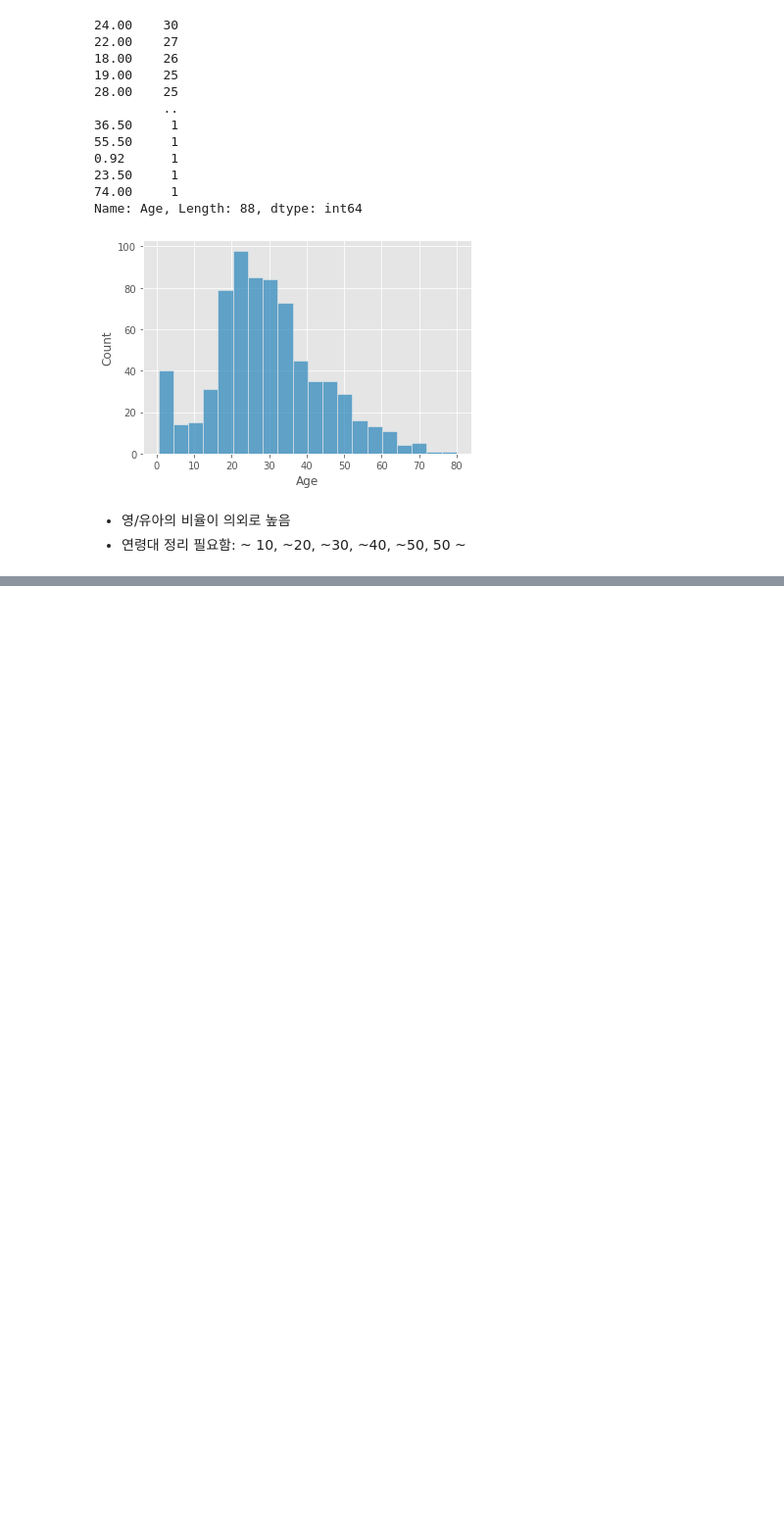
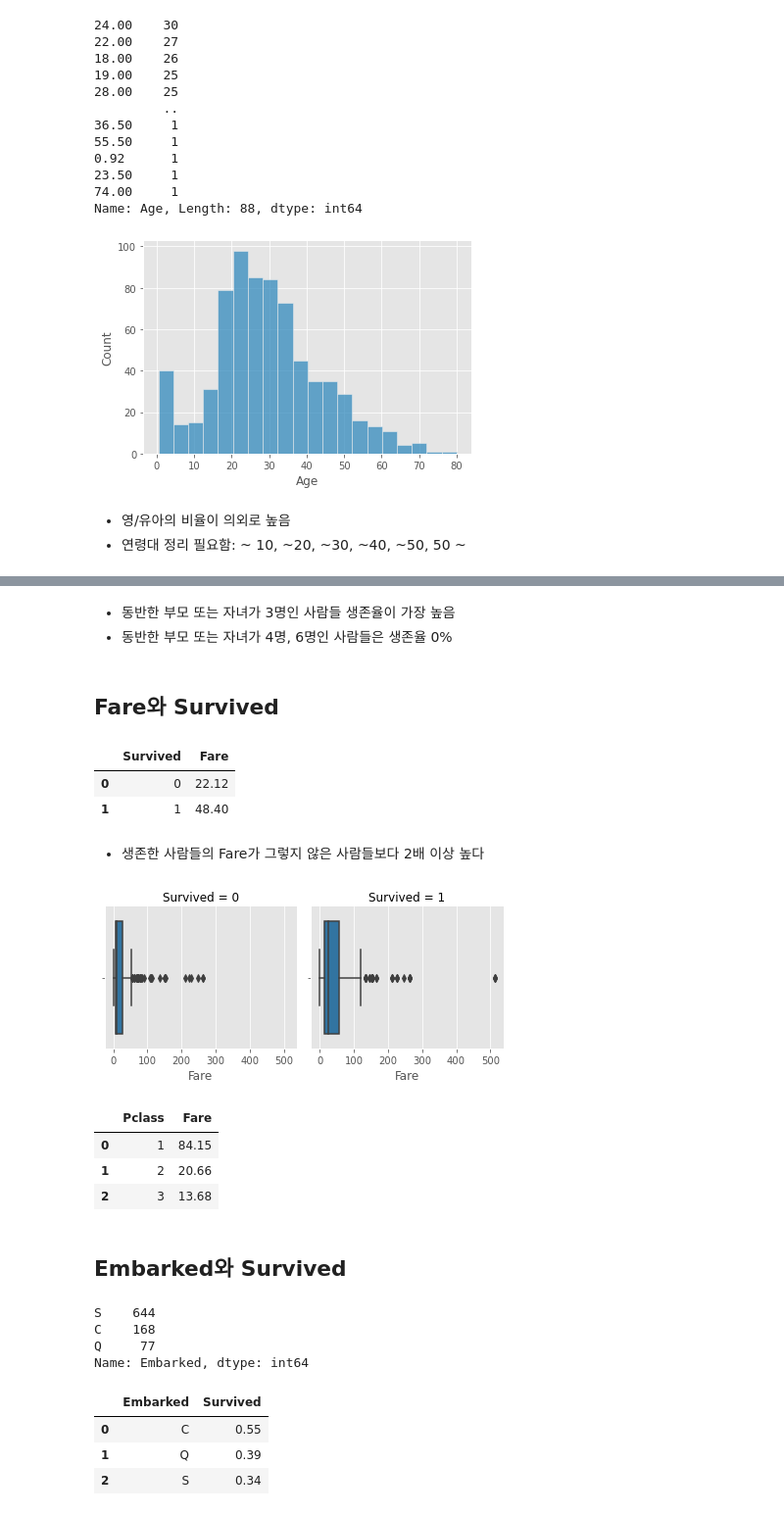
Before and after one commit to HAMJiyoung/Titanic-Machine-Learning-from-Disaster, a Jupyter notebook: Titanic_machine_learning.ipynb, the cells around one changed output, grey strips where cells are left out. Shown: that part at 98% size. Cells and saved outputs as stored; diff of their text form; code cells hidden in the pictures; blank space fills up the shorter version.

```diff
--- a/Titanic_machine_learning.ipynb
+++ b/Titanic_machine_learning.ipynb
@@ -254,0 +251,42 @@ plt.show()
+# %% [markdown]
+- 동반한 부모 또는 자녀가 3명인 사람들 생존율이 가장 높음
+- 동반한 부모 또는 자녀가 4명, 6명인 사람들은 생존율 0%
+# %% [markdown]
+## Fare와 Survived
+# %%
+round(df_train[['Fare', 'Survived']].groupby('Survived', as_index = False).mean(), 2)
+# %% [output]
+|  | Survived | Fare |
+| 0 | 0 | 22.12 |
+| 1 | 1 | 48.40 |
+# %% [markdown]
+- 생존한 사람들의 Fare가 그렇지 않은 사람들보다 2배 이상 높다
+# %%
+g = sns.FacetGrid(df_train, col = 'Survived')
+g.map(sns.boxplot, 'Fare', color = 'tab:blue')
+plt.show()
+# %% [output]
+[figure, added]
+# %%
+round(df_train[['Pclass', 'Fare']].groupby('Pclass', as_index = False).mean(), 2)
+# %% [output]
+|  | Pclass | Fare |
+| 0 | 1 | 84.15 |
+| 1 | 2 | 20.66 |
+| 2 | 3 | 13.68 |
+# %% [markdown]
+## Embarked와 Survived
+# %%
+df_train['Embarked'].value_counts()
+# %% [output]
+S    644
+C    168
+Q     77
+Name: Embarked, dtype: int64
+# %%
+round(df_train[['Embarked', 'Survived']].groupby('Embarked', as_index = False).mean(), 2)
+# %% [output]
+|  | Embarked | Survived |
+| 0 | C | 0.55 |
+| 1 | Q | 0.39 |
+| 2 | S | 0.34 |
```
Also changed, not shown: parts of 102 cells of this notebook.
